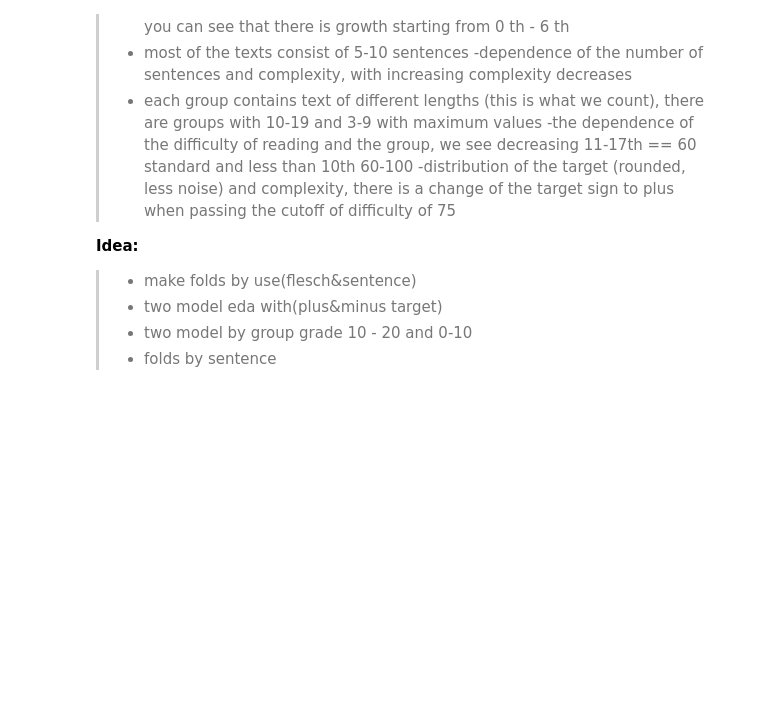
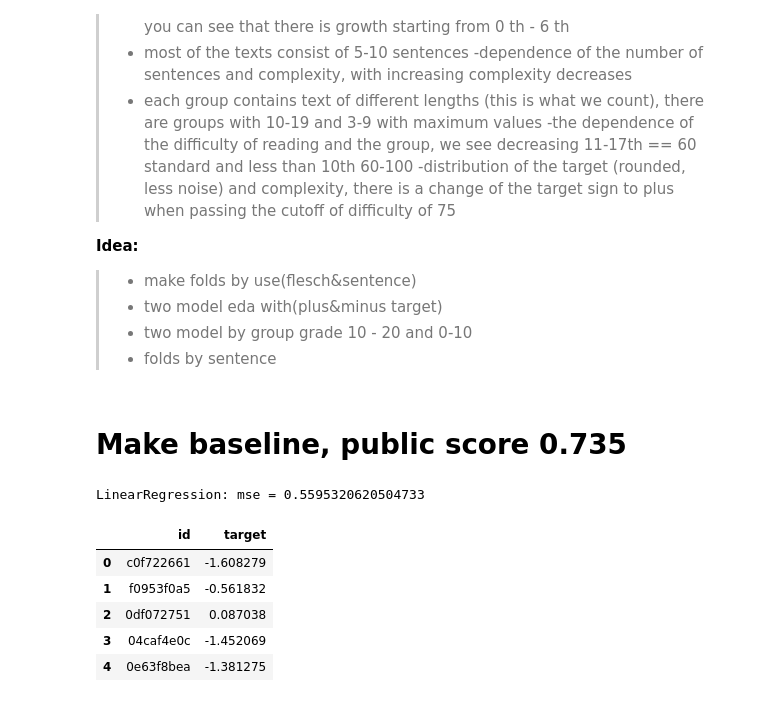
Before and after one commit to beifa/CommonLit, a Jupyter notebook: Description&eda.ipynb, the cells around one changed output. Saved outputs shown, nothing was run; the diff lists cells and outputs as text; code cells hidden in the pictures; blank space fills up the shorter version.

Commit message:
add baseline

```diff
--- a/Description&eda.ipynb
+++ b/Description&eda.ipynb
@@ -40,4 +40,4 @@ df.head()
 | 3 | dd1000b26 | NaN | NaN | And outside before the palace a g... | -1.054013 | 0.450007 |
 | 4 | 37c1b32fb | NaN | NaN | Once upon a time there were Three... | 0.247197 | 0.510845 |
 # %%
-pd.read_csv(path_test).head()
+test = pd.read_csv(path_test)
@@ -490,3 +483,5 @@ less than 10th 60-100
 > - two model eda with(plus&minus target)
 > - two model by group grade 10 - 20 and 0-10
 > - folds by sentence
+# %% [markdown]
+# Make baseline, public score 0.735
@@ -492,0 +494,44 @@ less than 10th 60-100
+# %%
+def clean_text(txt):
+    return re.sub('[^A-Za-z]+', ' ',str(txt).lower())
+df['txt'] = df['excerpt'].apply(lambda x: clean_text(x))
+
+X = df.txt
+y = df.target
+
+X_train, X_test, y_train, y_test = train_test_split(
+                                   X, y, test_size=0.33, random_state=13)
+
+model_pl_lr = make_pipeline(
+    TfidfVectorizer(),
+    LinearRegression()
+)
+model_pl_lr.fit(X_train, y_train)
+y_ = model_pl_lr.predict(X_test)
+mse = mean_squared_error(y_test, y_)
+print(f'LinearRegression: mse = {mse}')
+# %% [output]
+LinearRegression: mse = 0.5595320620504733
+# %%
+model_pl_lr = make_pipeline(
+    TfidfVectorizer(),
+    LinearRegression()
+)
+model_pl_lr.fit(X, y)
+
+def make_predict(data:pd.DataFrame, model):
+    pred = pd.DataFrame()
+    pred['id'] = data['id']
+    data['txt'] = data['excerpt'].apply(lambda x: clean_text(x))
+    y_ = model.predict(data['txt'])
+    pred['target'] = y_
+    return pred
+
+make_predict(test, model_pl_lr)
+# %% [output]
+|  | id | target |
+| 0 | c0f722661 | -1.608279 |
+| 1 | f0953f0a5 | -0.561832 |
+| 2 | 0df072751 | 0.087038 |
+| 3 | 04caf4e0c | -1.452069 |
+| 4 | 0e63f8bea | -1.381275 |
```
Also changed, not shown: parts of 2 cells of this notebook.
